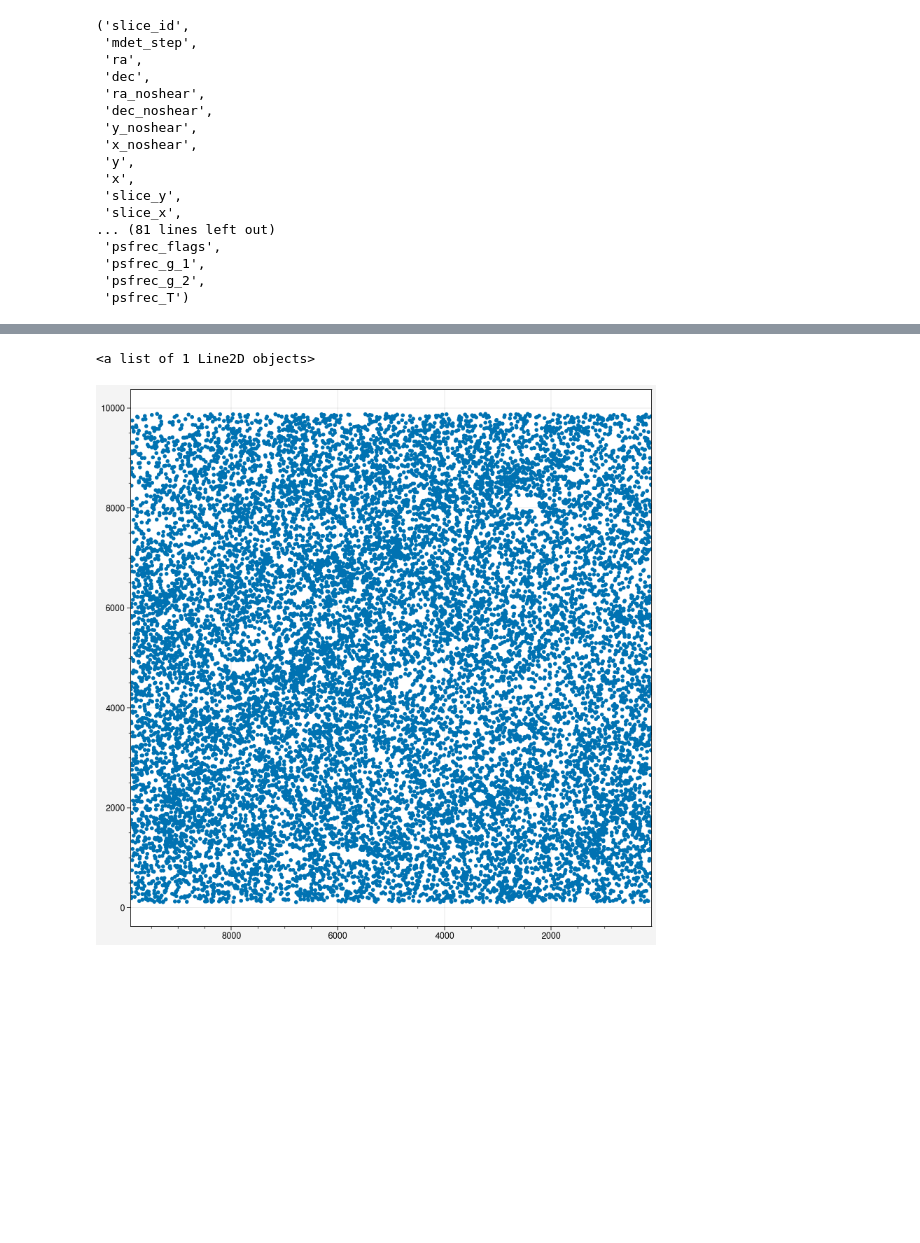
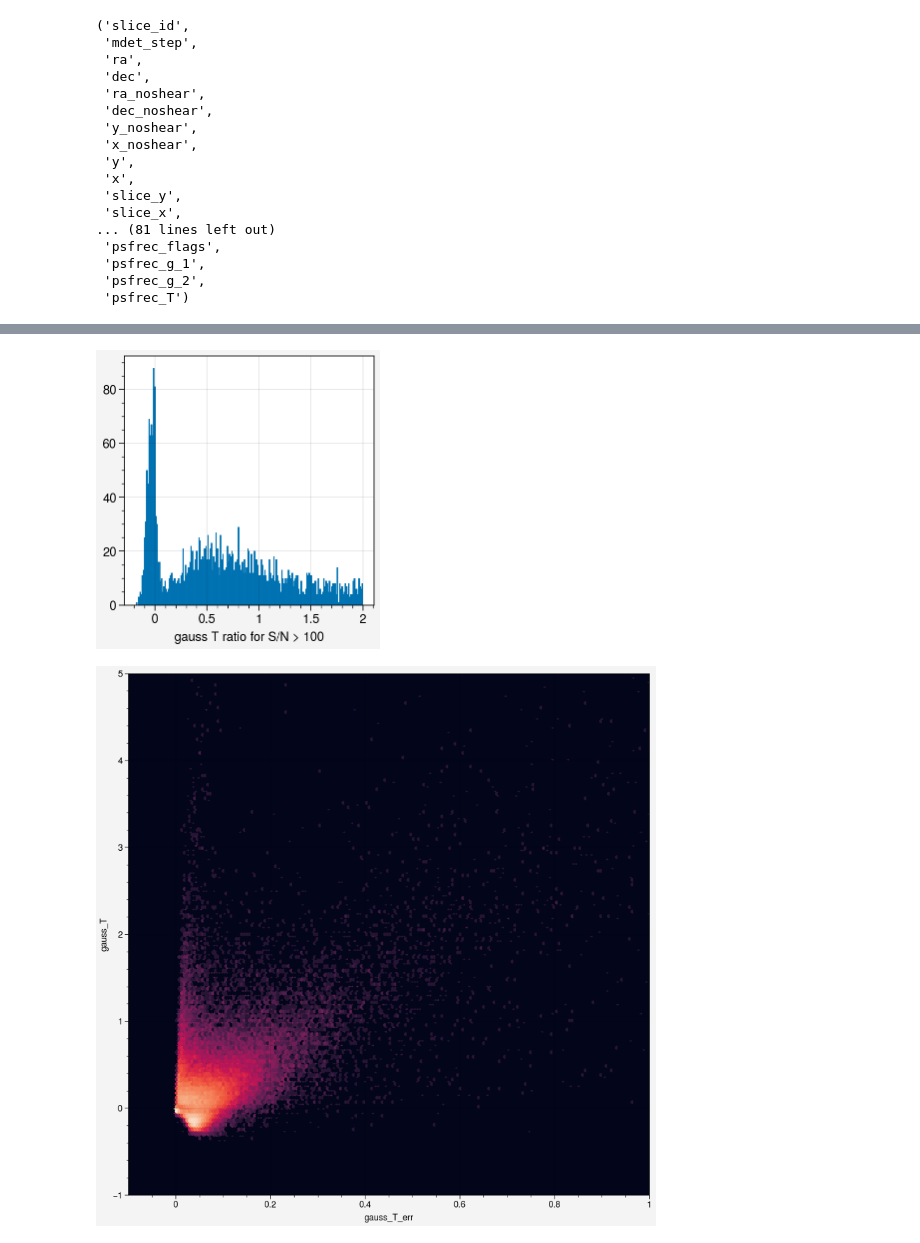
Before and after one commit to beckermr/des-y6-analysis, a Jupyter notebook: 2022_12_02_mdet_gauss_test/Untitled.ipynb, the cells around one changed output, grey strips where cells are left out. Saved outputs shown, nothing was run; the diff lists cells and outputs as text; code cells hidden in the pictures; blank space fills up the shorter version.

```diff
--- a/2022_12_02_mdet_gauss_test/Untitled.ipynb
+++ b/2022_12_02_mdet_gauss_test/Untitled.ipynb
@@ -55,7 +65,33 @@ axs.hexbin(
-# %%
-fig, axs = pplt.subplots(figsize=(8, 8))
-
-axs.plot(d["x"][msk], d["y"][msk], '.')
-# %% [output]
-<a list of 1 Line2D objects>
-[figure, removed]
+# %%
+fig, axs = pplt.subplots()
+
+axs.hist(
+    d["gauss_T_ratio"][msk & (d["gauss_T_ratio"] < 2) & (d["gauss_s2n"] > 100)],
+    bins=200
+);
+axs.format(xlabel="gauss T ratio for S/N > 100")
+# axs.axhline(0, color="blue")
+# %% [output]
+[figure, added]
+# %%
+msk = (
+    (d["gauss_flags"] == 0)
+    # (d["pgauss_T_flags"] == 0)
+    & (d["mask_flags"] == 0)
+    & (d["psfrec_flags"] == 0)
+    & (d["mdet_step"] == "noshear")
+)
+
+fig, axs = pplt.subplots(figsize=(8, 8))
+
+axs.hexbin(
+    d["gauss_T_err"][msk],
+    d["gauss_T"][msk],
+    cmap="rocket",
+    norm="log",
+    gridsize=200,
+    extent=(-0.1, 1, -1, 5)
+)
+axs.format(xlim=(-0.1, 1), ylim=(-1, 5), xlabel="gauss_T_err", ylabel="gauss_T")
+# %% [output]
+[figure, added]
```
Also changed, not shown: parts of 3 cells of this notebook, 2 other files.
